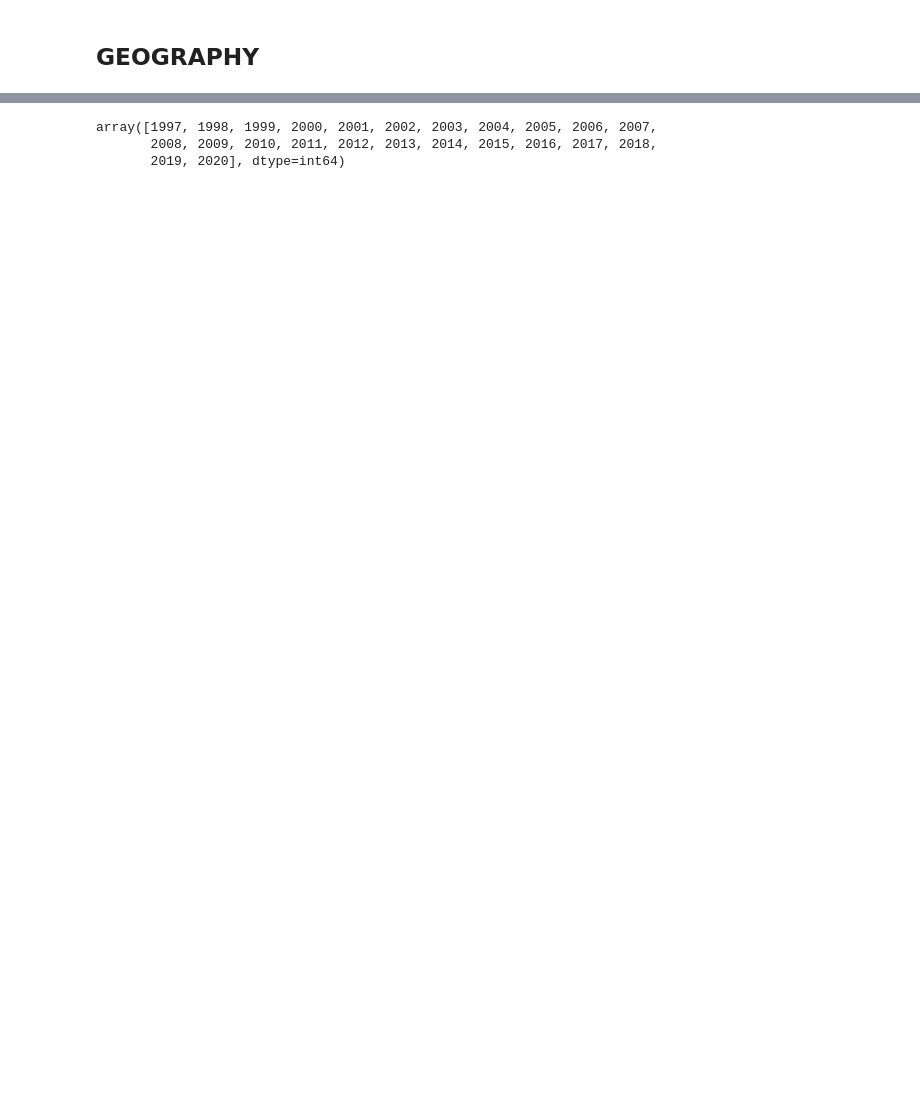
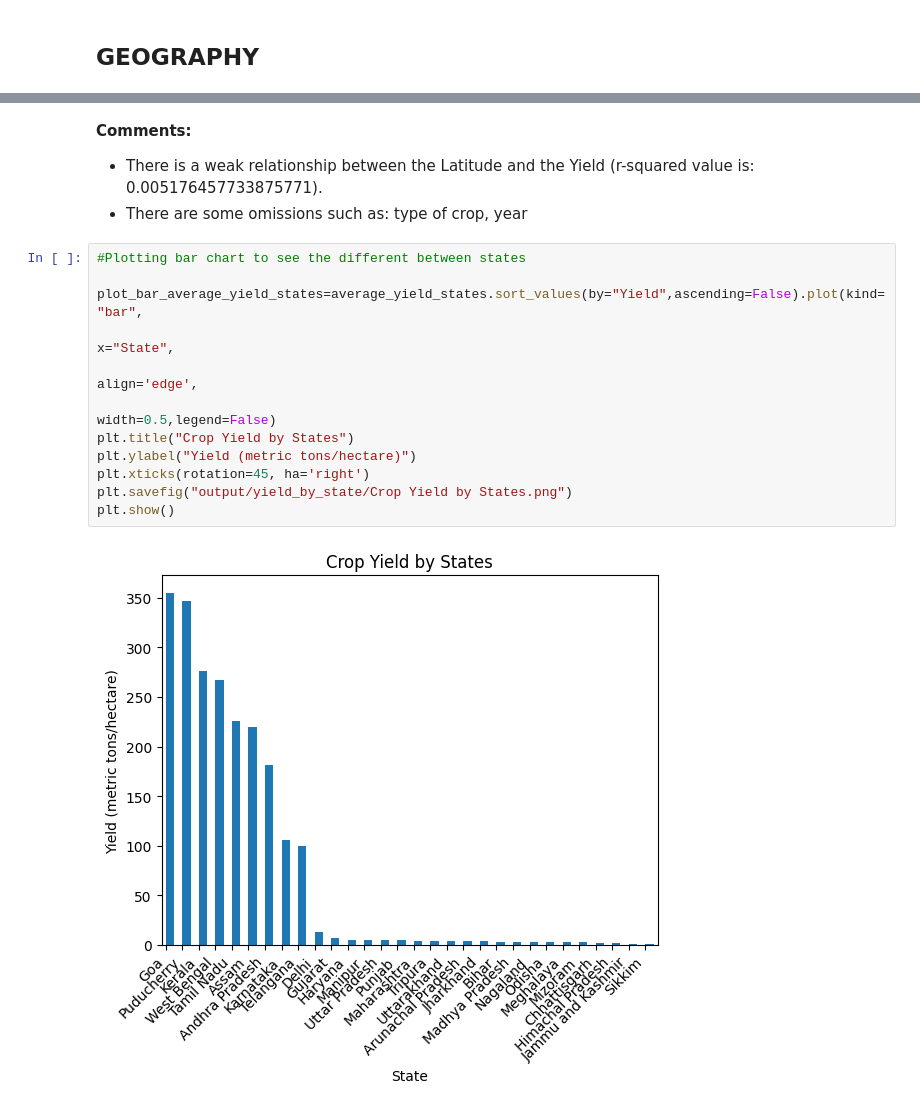
Before and after one commit to falconpunch082/da_bc-proj1, a Jupyter notebook: Geography_Fertilizer_analysis.ipynb, the cells around one changed output, grey strips where cells are left out. Drawn from its saved outputs; the diff is of its cells as text; blank space fills up the shorter version.

```diff
--- a/Geography_Fertilizer_analysis.ipynb
+++ b/Geography_Fertilizer_analysis.ipynb
@@ -138,5 +198,18 @@ average_yield_states_years.sort_values(by="Yield",ascending=False)
+# %% [markdown]
+**Comments:**
+- There is a weak relationship between the Latitude and the Yield (r-squared value is: 0.005176457733875771).
+- There are some omissions such as: type of crop, year
 # %%
+#Plotting bar chart to see the different between states
+
+plot_bar_average_yield_states=average_yield_states.sort_values(by="Yield",ascending=False).plot(kind="bar",
+                                                                                                x="State",
+                                                                                                align='edge',
+                                                                                                width=0.5,legend=False)
+plt.title("Crop Yield by States")
+plt.ylabel("Yield (metric tons/hectare)")
+plt.xticks(rotation=45, ha='right')
+plt.savefig("output/yield_by_state/Crop Yield by States.png")
+plt.show()
 # %% [output]
-array([1997, 1998, 1999, 2000, 2001, 2002, 2003, 2004, 2005, 2006, 2007,
-       2008, 2009, 2010, 2011, 2012, 2013, 2014, 2015, 2016, 2017, 2018,
-       2019, 2020], dtype=int64)
+[figure, added]
```
Also changed, not shown: parts of 11 cells of this notebook, 3 other files.
